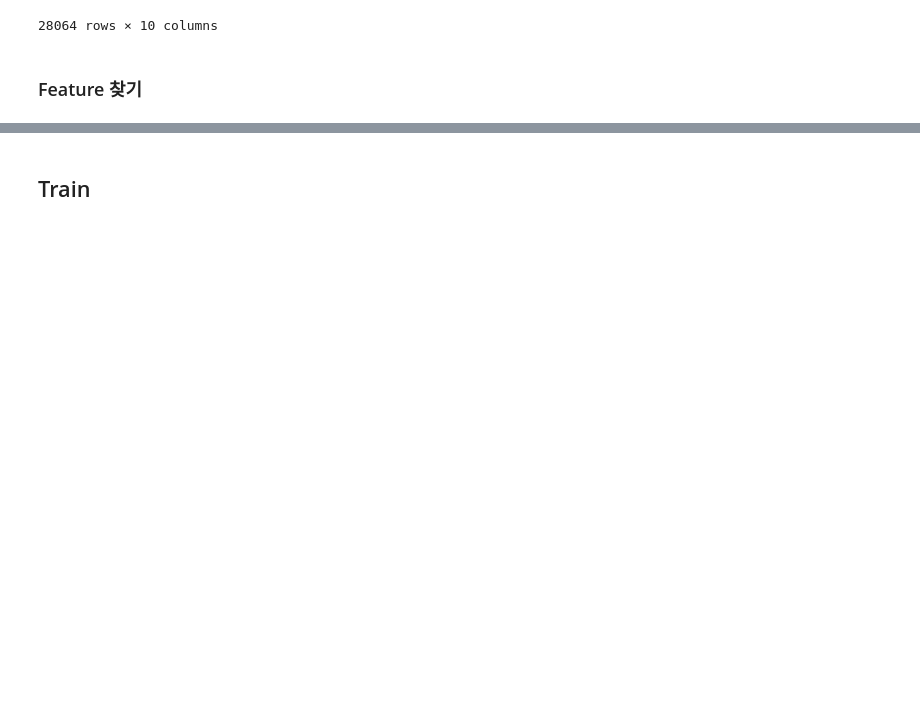
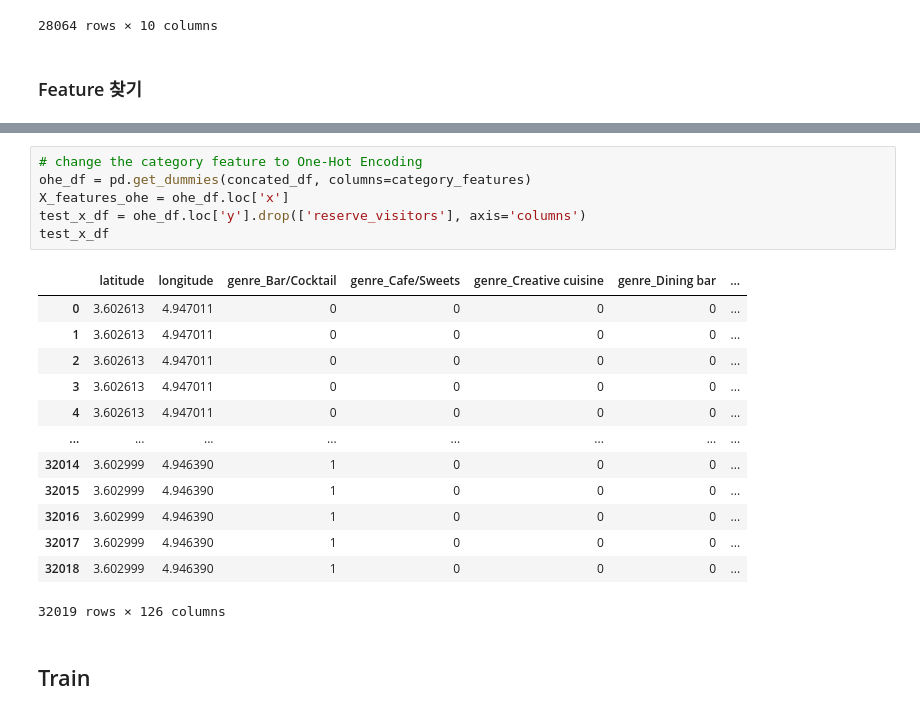
Before and after one commit to dlgur1994/Hackerthon1_Aiffel, a Jupyter notebook: Hyuk/Hackerthon1.ipynb, the cells around one changed output, grey strips where cells are left out. Drawn from its saved outputs; the diff is of its cells as text; blank space fills up the shorter version.

```diff
--- a/Hyuk/Hackerthon1.ipynb
+++ b/Hyuk/Hackerthon1.ipynb
@@ -373,2 +546,22 @@ final_df
+# %%
+# change the category feature to One-Hot Encoding
+ohe_df = pd.get_dummies(concated_df, columns=category_features)
+X_features_ohe = ohe_df.loc['x']
+test_x_df = ohe_df.loc['y'].drop(['reserve_visitors'], axis='columns')
+test_x_df
+# %% [output]
+|  | latitude | longitude | genre_Bar/Cocktail | genre_Cafe/Sweets | genre_Creative cuisine | genre_Dining bar | ... |
+| 0 | 3.602613 | 4.947011 | 0 | 0 | 0 | 0 | ... |
+| 1 | 3.602613 | 4.947011 | 0 | 0 | 0 | 0 | ... |
+| 2 | 3.602613 | 4.947011 | 0 | 0 | 0 | 0 | ... |
+| 3 | 3.602613 | 4.947011 | 0 | 0 | 0 | 0 | ... |
+| 4 | 3.602613 | 4.947011 | 0 | 0 | 0 | 0 | ... |
+| ... | ... | ... | ... | ... | ... | ... | ... |
+| 32014 | 3.602999 | 4.946390 | 1 | 0 | 0 | 0 | ... |
+| 32015 | 3.602999 | 4.946390 | 1 | 0 | 0 | 0 | ... |
+| 32016 | 3.602999 | 4.946390 | 1 | 0 | 0 | 0 | ... |
+| 32017 | 3.602999 | 4.946390 | 1 | 0 | 0 | 0 | ... |
+| 32018 | 3.602999 | 4.946390 | 1 | 0 | 0 | 0 | ... |
+32019 rows × 126 columns
 # %% [markdown]
 ## Train
```
Also changed, not shown: parts of 26 cells of this notebook.
